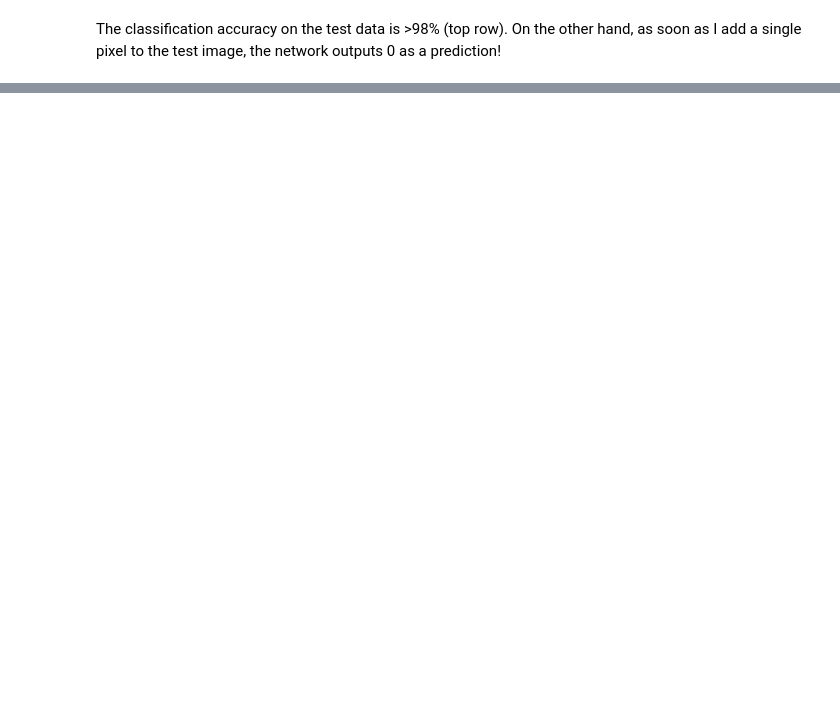
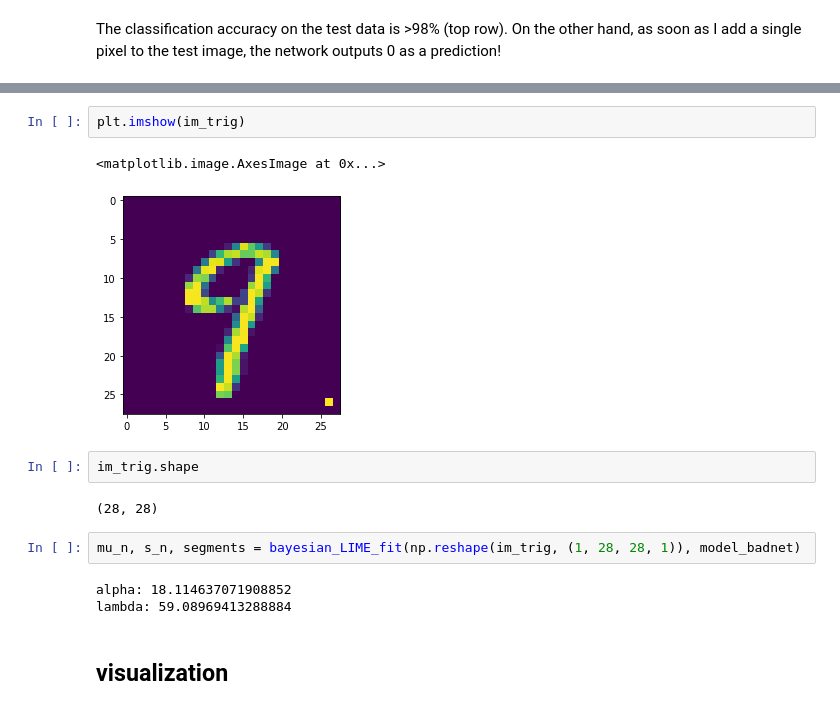
Before and after one commit to jonathanhuml/interpretable_citrus, a Jupyter notebook: TO_MNIST_BadNets.ipynb, the cells around one changed output, grey strips where cells are left out. Saved outputs shown, nothing was run; the diff lists cells and outputs as text; blank space fills up the shorter version.

```diff
--- a/TO_MNIST_BadNets.ipynb
+++ b/TO_MNIST_BadNets.ipynb
@@ -267,0 +409,16 @@ The classification accuracy on the test data is >98% (top row). On the other han
+# %%
+plt.imshow(im_trig)
+# %% [output]
+<matplotlib.image.AxesImage at 0x...>
+[figure, added]
+# %%
+im_trig.shape
+# %% [output]
+(28, 28)
+# %%
+mu_n, s_n, segments = bayesian_LIME_fit(np.reshape(im_trig, (1, 28, 28, 1)), model_badnet)
+# %% [output]
+alpha: 18.114637071908852
+lambda: 59.08969413288884
+# %% [markdown]
+## visualization
```
Also changed, not shown: parts of 23 cells of this notebook.
